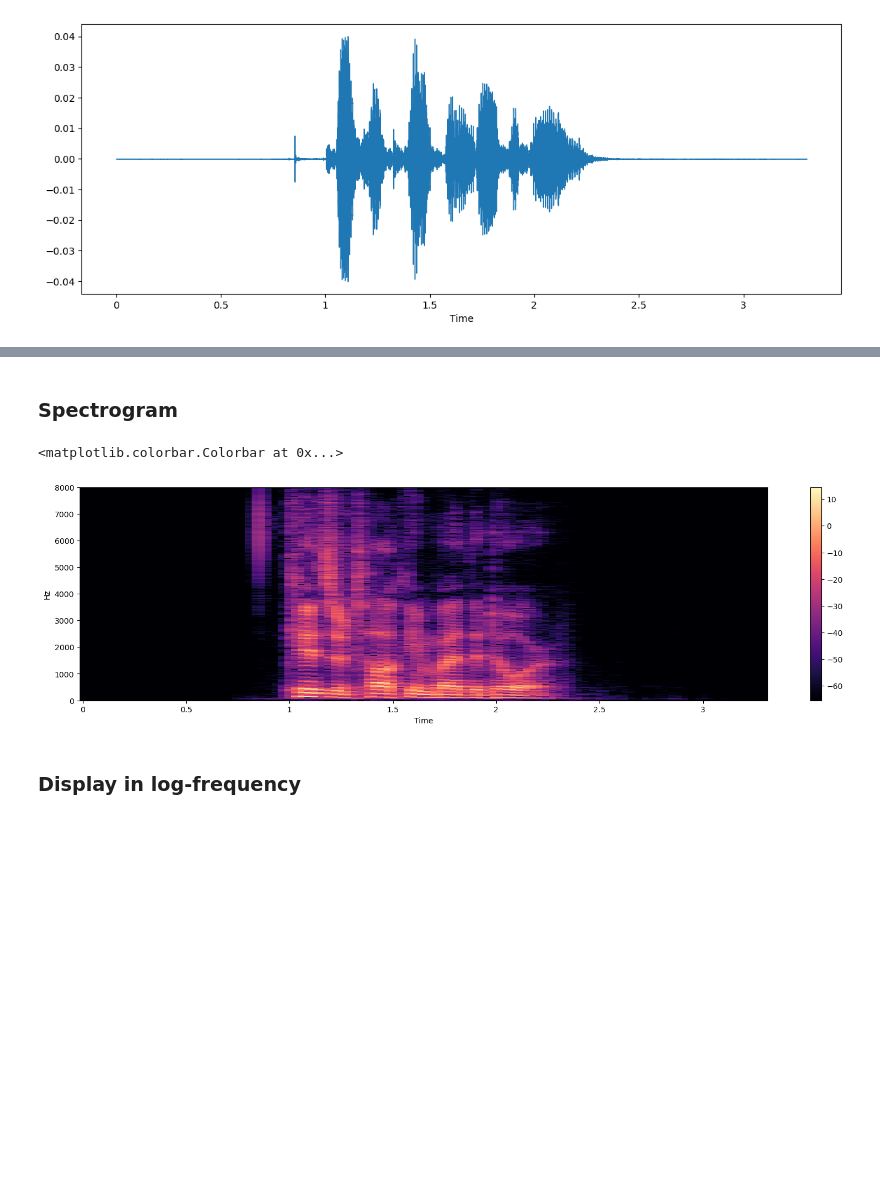
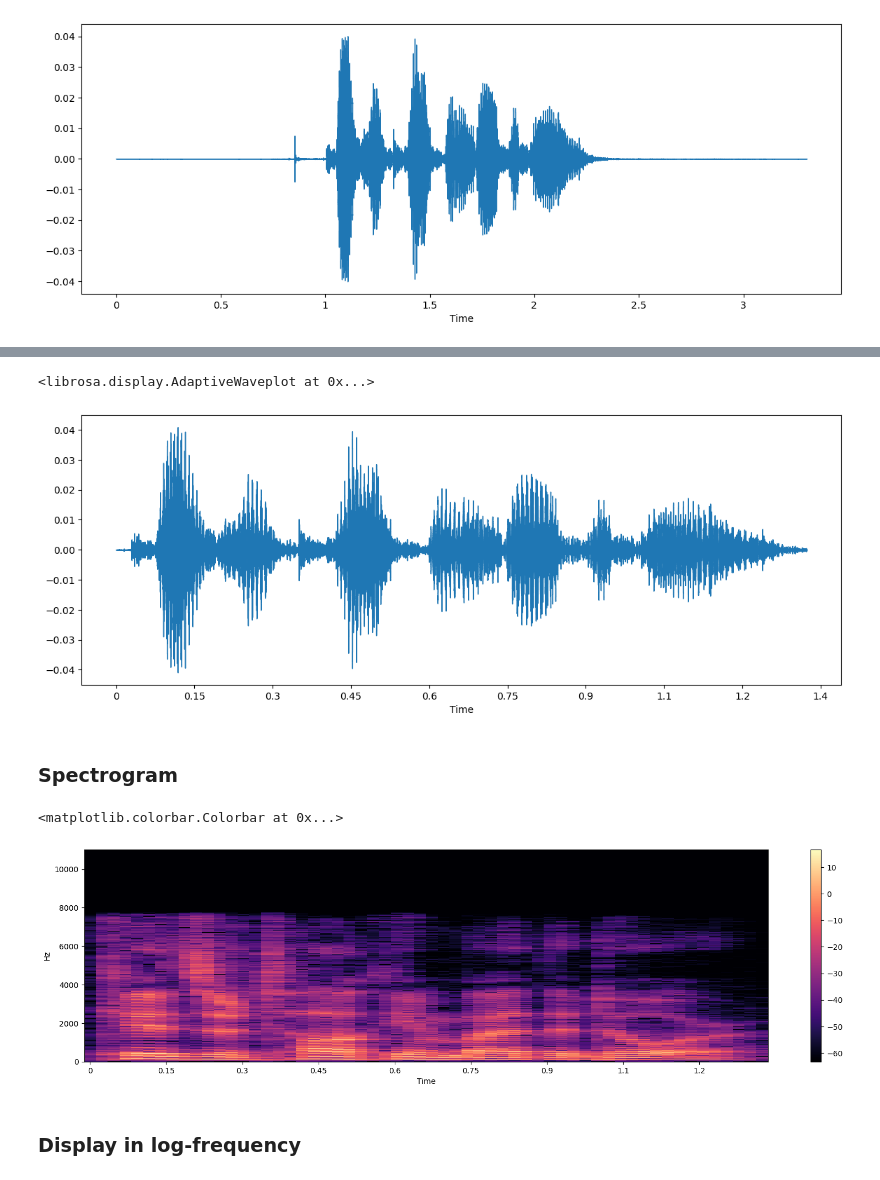
Before and after one commit to Impingere/Projects, a Jupyter notebook: 18.6.1 Capstone Two - Data Wrangling/Capstone 2 - Data Wrangling.ipynb, the cells around one changed output, grey strips where cells are left out. Drawn from its saved outputs; the diff is of its cells as text; code cells hidden in the pictures; blank space fills up the shorter version.

```diff
--- a/18.6.1 Capstone Two - Data Wrangling/Capstone 2 - Data Wrangling.ipynb
+++ b/18.6.1 Capstone Two - Data Wrangling/Capstone 2 - Data Wrangling.ipynb
@@ -166,8 +183,15 @@ librosa.display.waveshow(x, sr=sr)
+# %%
+plt.figure(figsize=(14, 5))
+# plotting the sampled signal
+librosa.display.waveshow(X_trimmed, sr=sr)
+# %% [output]
+<librosa.display.AdaptiveWaveplot at 0x...>
+[figure, added]
 # %% [markdown]
 ### Spectrogram
 # %%
 # x: numpy array
-X = librosa.stft(x)
+X = librosa.stft(X_trimmed)
 # converting into energy levels(dB)
 Xdb = librosa.amplitude_to_db(abs(X))
 
@@ -176,7 +200,7 @@ librosa.display.specshow(Xdb, sr=sr, x_axis='time', y_axis='hz')
 plt.colorbar()
 # %% [output]
 <matplotlib.colorbar.Colorbar at 0x...>
-[figure, old version]
+[figure, new version]
 # %% [markdown]
 ### Display in log-frequency<a id='Display_in_log-frequency'></a>
 # %%
```
Also changed, not shown: parts of 19 cells of this notebook, 4 other files.
